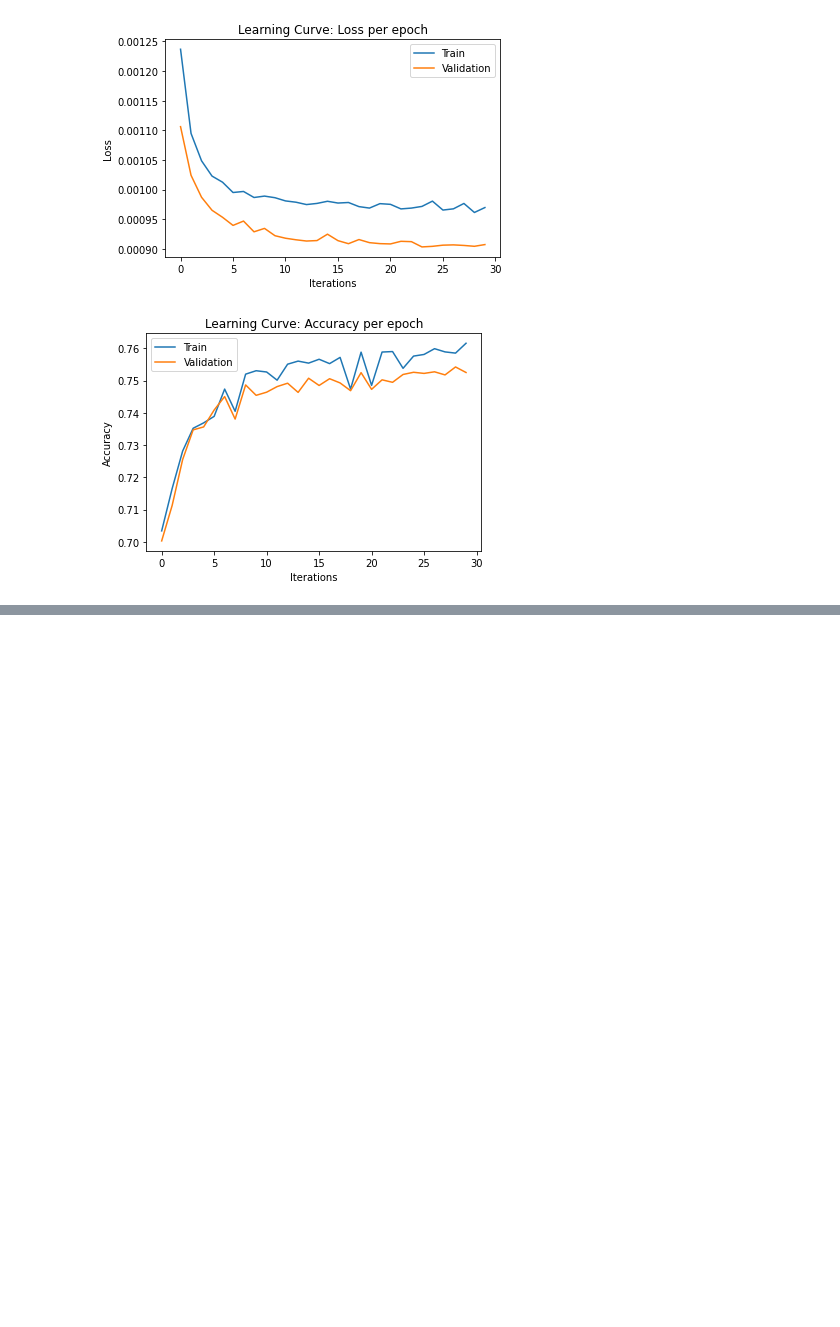
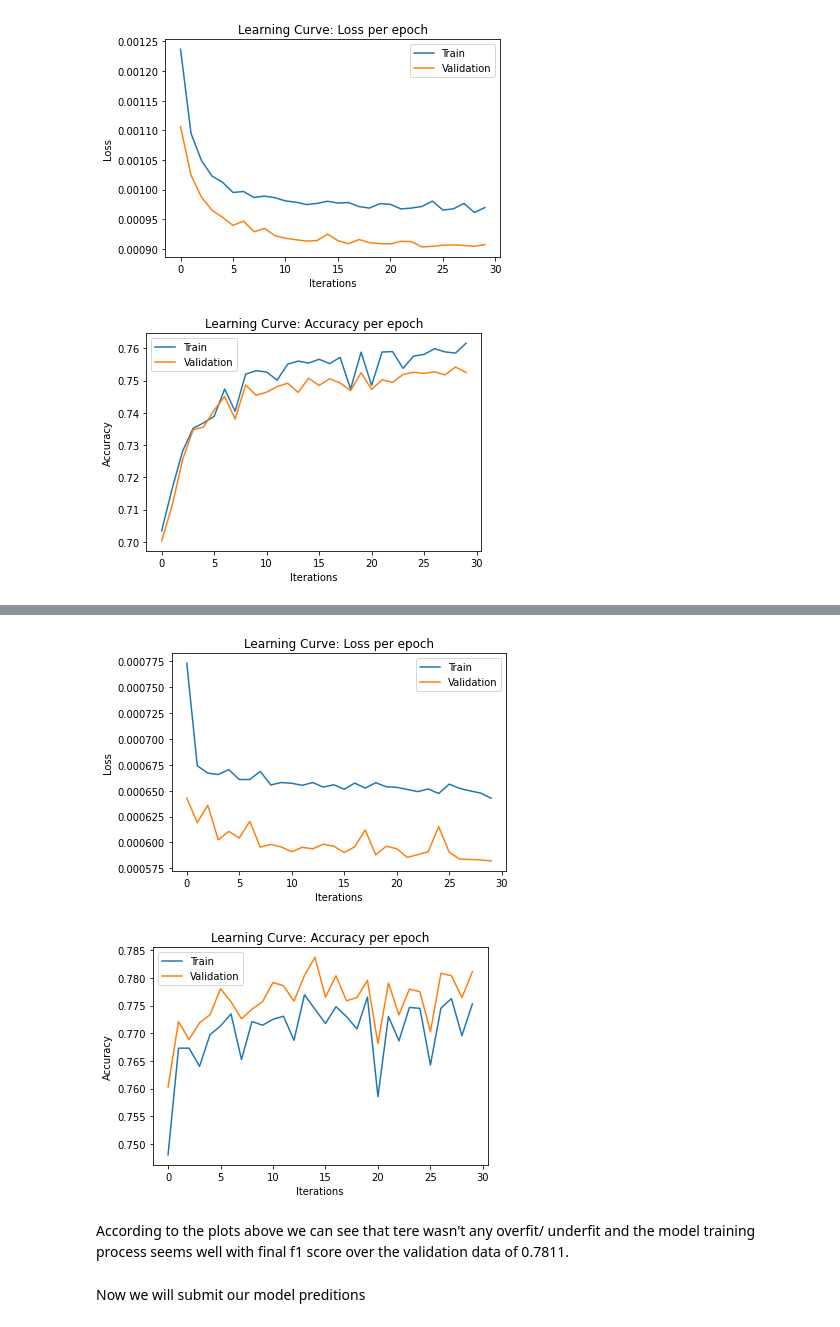
Before and after one commit to ArielFix/DLINtroProject, a Jupyter notebook: NLP_Project Roberta.ipynb, the cells around one changed output, grey strips where cells are left out. Drawn from its saved outputs; the diff is of its cells as text; code cells hidden in the pictures; blank space fills up the shorter version.

```diff
--- a/NLP_Project Roberta.ipynb
+++ b/NLP_Project Roberta.ipynb
@@ -446,0 +389,29 @@ def compute_metrics(eval_preds):
+# %%
+aug_train_df_v2, aug_val_df_v2 = model_selection.train_test_split(augumented_train_df_v2, test_size=0.15, train_size=0.85, stratify=augumented_train_df_v2['target'])
+
+aug_val_df_v2.dropna(axis=0, inplace=True)
+aug_val_df_v2.reset_index(drop=True, inplace=True)
+aug_train_df_v2.dropna(axis=0, inplace=True)
+aug_train_df_v2.reset_index(drop=True, inplace=True)
+
+aug_train_text_v2, aug_train_target_v2 = aug_train_df_v2['text'].to_list(), aug_train_df_v2['target']
+Utilities().preprocess_text_list(aug_train_text_v2)
+aug_train_data_v2 = pd.DataFrame()
+aug_train_data_v2['text'], aug_train_data_v2['target'] = aug_train_text_v2, aug_train_df_v2['target']
+aug_val_text_v2 = aug_val_df_v2['text'].to_list()
+Utilities().preprocess_text_list(aug_val_text_v2)
+aug_val_data_v2 = pd.DataFrame()
+aug_val_data_v2['text'], aug_val_data_v2['target'] = aug_val_text_v2, aug_val_df_v2['target']
+# %%
+from pretrained.get_pretrained_roberta import GetPretrainedRoberta
+from pretrained.modify_roberta import ModifyRoberta
+
+roberta_model_aug_data_v2 = GetPretrainedRoberta()
+ModifyRoberta.modify_binary_output(roberta_model_aug_data_v2.model)
+ModifyRoberta.modify_only_train_calssifier(roberta_model_aug_data_v2.model)
+# %%
+from roberta.roberta_handle import RobertaHandler as RH
+
+handler = RH()
+
+trained_aug_data_v2 = handler.train_roberta_model(weight_decay=1e-3 ,val_data=aug_val_data_v2 ,batch_size=700, check_point_path=None, learning_rate=4e-4, num_epoches=30, train_data=aug_train_data_v2, model=roberta_model_aug_data_v2)
@@ -446,0 +436,7 @@ def compute_metrics(eval_preds):
+# %%
+RH.plot_learning_curve(*trained_aug_data_v2)
+# %% [output]
+[figure, added]
+[figure, added]
+# %% [markdown]
+According to the plots above we can see that tere wasn't any overfit/ underfit and the model training process seems well with final f1 score over the validation data of 0.7811.
@@ -446,0 +445,2 @@ def compute_metrics(eval_preds):
+# %% [markdown]
+Now we will submit our model preditions
```
Also changed, not shown: parts of 91 cells of this notebook, 2 other files.
